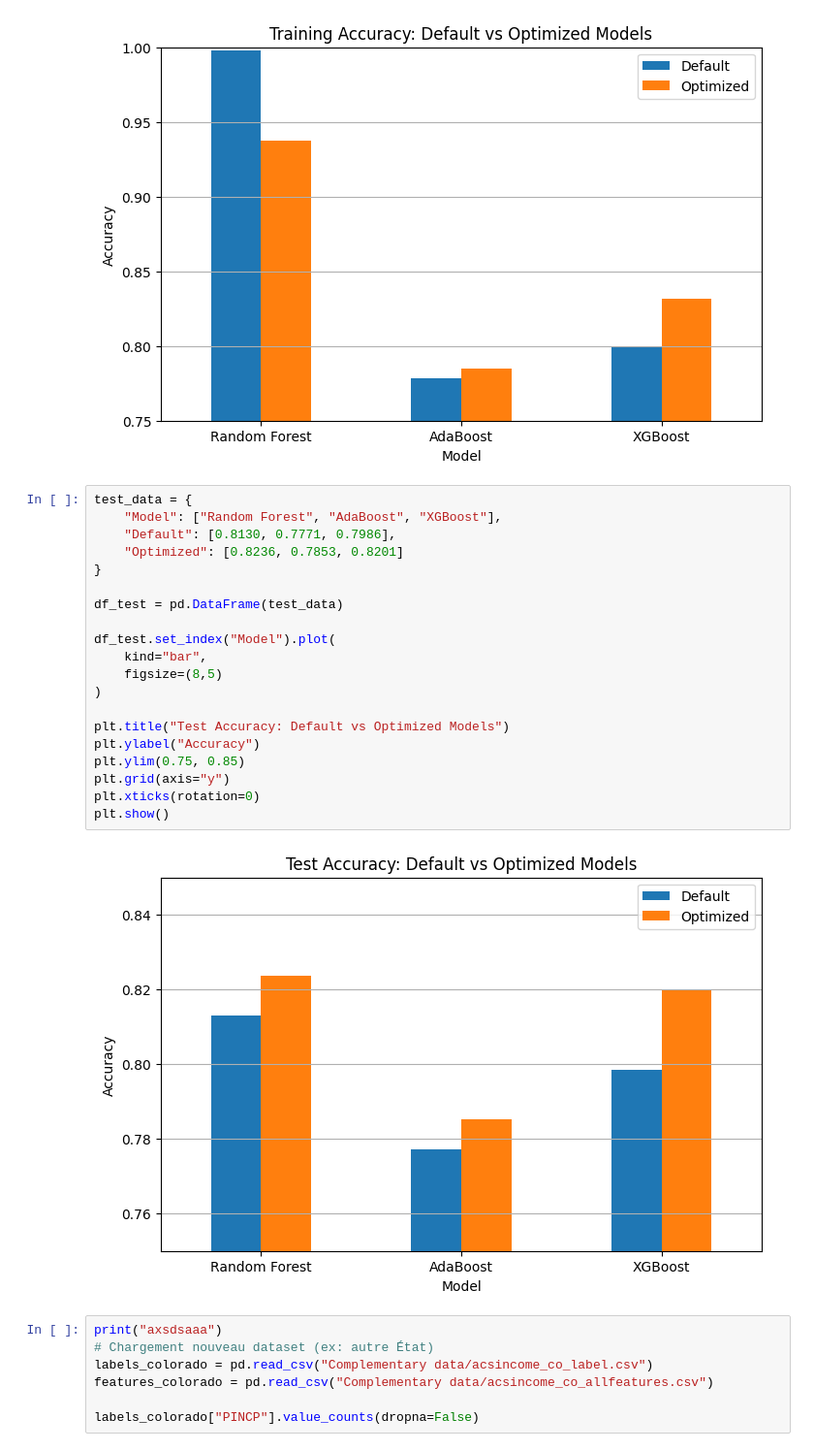
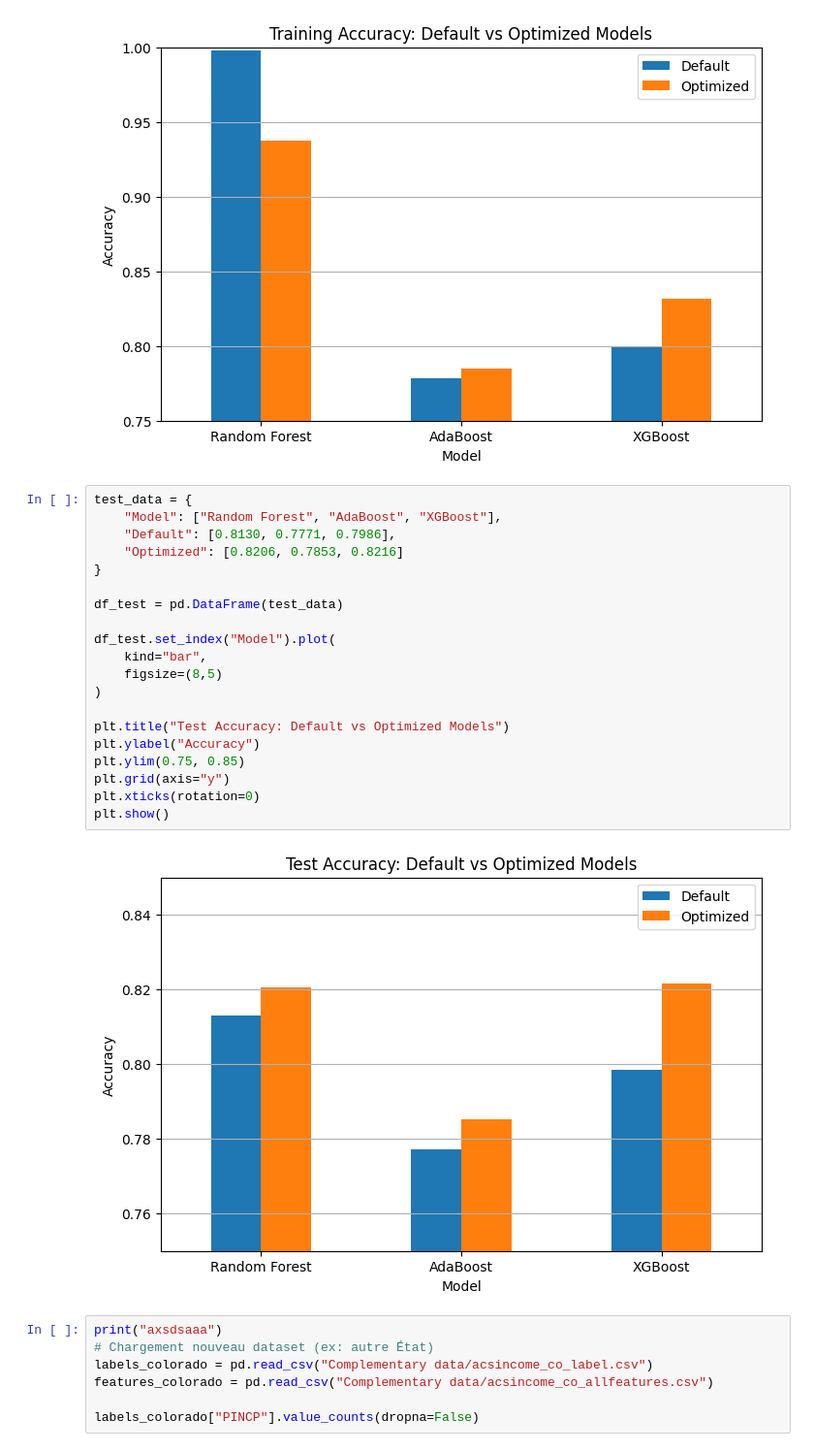
Before and after one commit to mateobwe/insa-5a-analyse-descriptive, a Jupyter notebook: analyse.ipynb, the cells around one changed output. Shown at 97% size. Drawn from its saved outputs; the diff is of its cells as text.

```diff
--- a/analyse.ipynb
+++ b/analyse.ipynb
@@ -379,25 +383,25 @@ plt.show()
 # %%
 test_data = {
     "Model": ["Random Forest", "AdaBoost", "XGBoost"],
     "Default": [0.8130, 0.7771, 0.7986],
-    "Optimized": [0.8236, 0.7853, 0.8201]
+    "Optimized": [0.8206, 0.7853, 0.8216]
 }
 
 df_test = pd.DataFrame(test_data)
 
 df_test.set_index("Model").plot(
     kind="bar",
     figsize=(8,5)
 )
 
 plt.title("Test Accuracy: Default vs Optimized Models")
 plt.ylabel("Accuracy")
 plt.ylim(0.75, 0.85)
 plt.grid(axis="y")
 plt.xticks(rotation=0)
 plt.show()
 # %% [output]
-[figure, old version]
+[figure, new version]
 # %%
 print("axsdsaaa")
 # Chargement nouveau dataset (ex: autre État)
```
Also changed, not shown: parts of 16 cells of this notebook.
